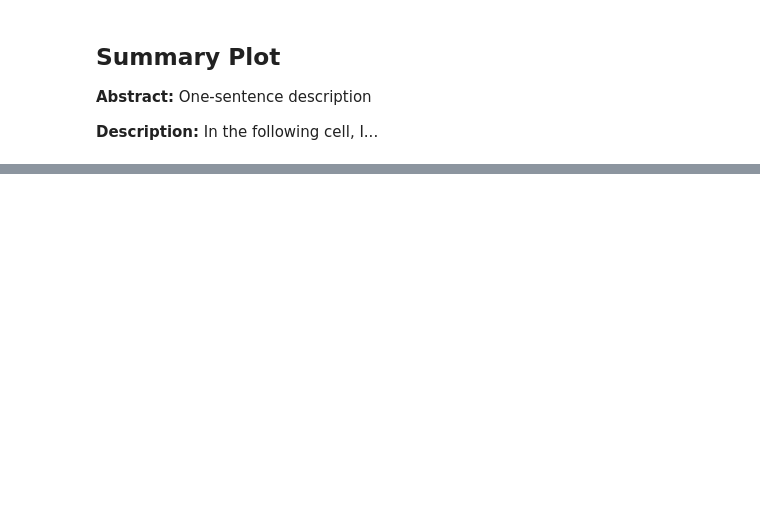
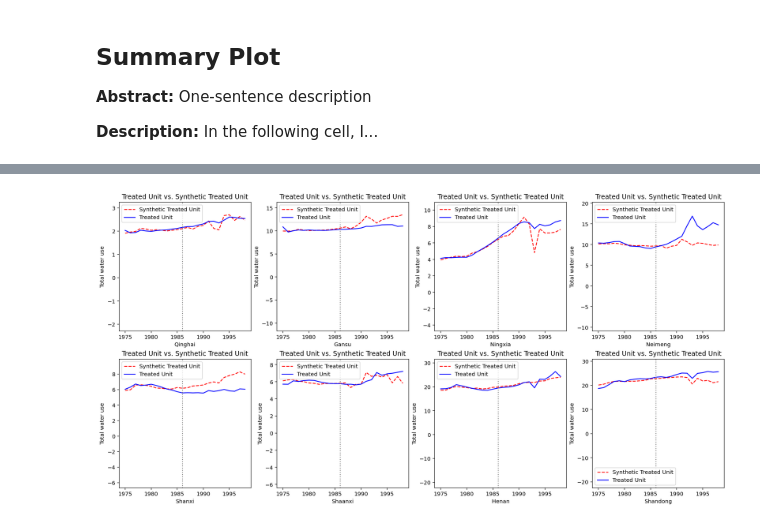
Before and after one commit to SongshGeo/Water-Allocation-Institution, a Jupyter notebook: notebooks/04_ContextPlotting.ipynb, the cells around one changed output, grey strips where cells are left out. Drawn from its saved outputs; the diff is of its cells as text; code cells hidden in the pictures; blank space fills up the shorter version.

```diff
--- a/notebooks/04_ContextPlotting.ipynb
+++ b/notebooks/04_ContextPlotting.ipynb
@@ -265,0 +266,4 @@ plt.show();
+# %%
+exp87.panel_plots()
+# %% [output]
+[figure, added]
```
Also changed, not shown: parts of 5 cells of this notebook, 30 other files.
